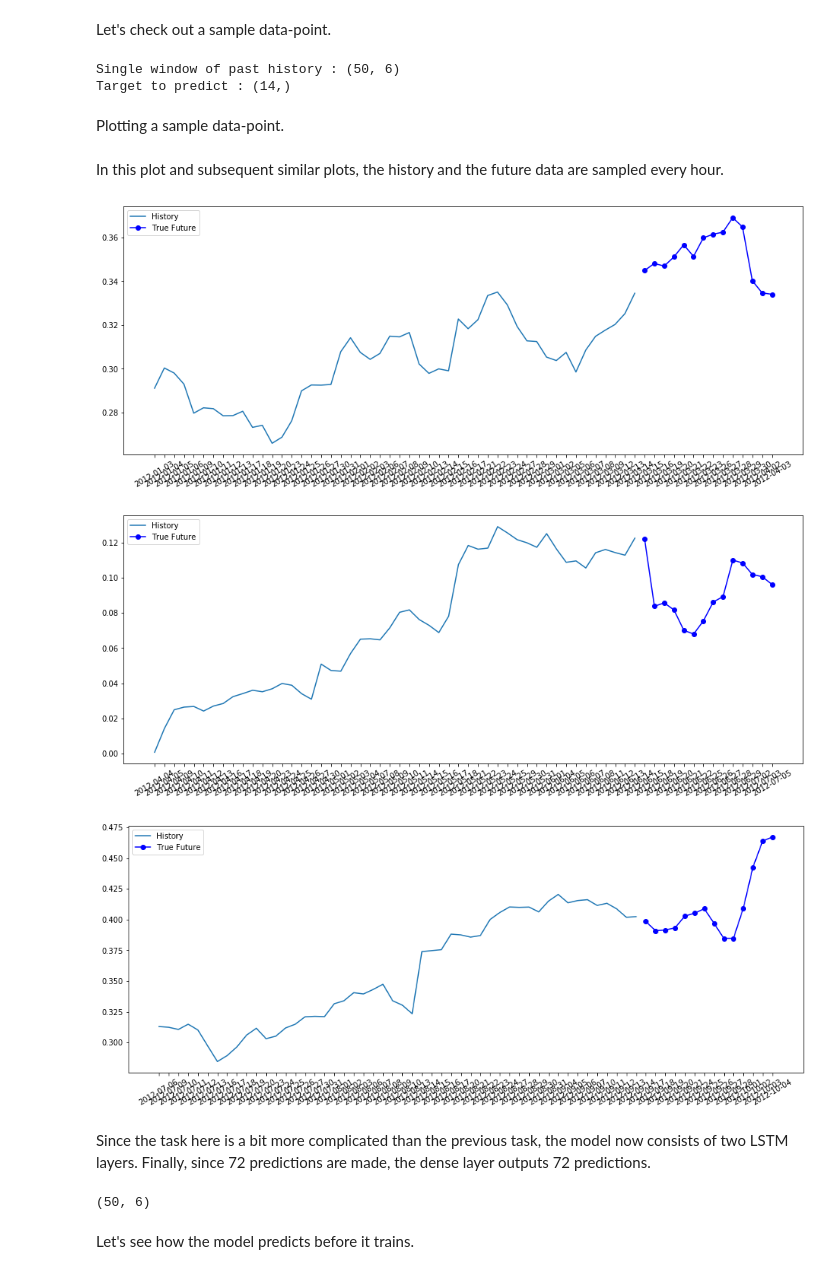
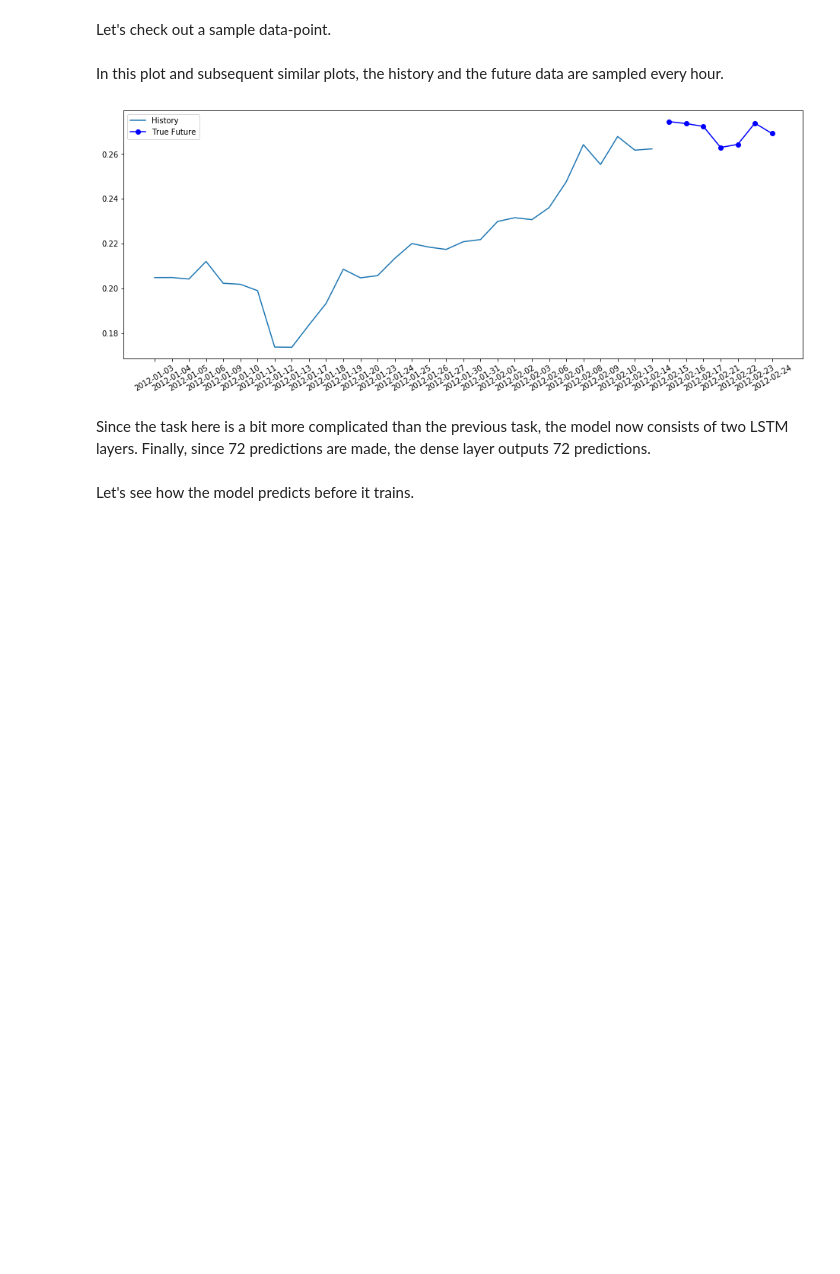
Before and after one commit to kozlowski-j/Stock-Market-Forecast, a Jupyter notebook: Tensorflow_first_model.ipynb, the cells around one changed output. Saved outputs shown, nothing was run; the diff lists cells and outputs as text; code cells hidden in the pictures; blank space fills up the shorter version.

Commit message:
Clean column selection and plotting

```diff
--- a/Tensorflow_first_model.ipynb
+++ b/Tensorflow_first_model.ipynb
@@ -85,14 +83,22 @@ array([<matplotlib.axes._subplots.AxesSubplot object at 0x...>,
 # %% [markdown]
 As mentioned, the first step will be to standardize the dataset using the mean and standard deviation of the training data.
 # %%
-dataset = features.values
+data_scaled = features.copy()
 
 TRAIN_SPLIT = int(df.shape[0] * 0.75)
 print(f"TRAIN_SPLIT: {TRAIN_SPLIT}, TEST SPLIT: {df.shape[0] - TRAIN_SPLIT}")
 
-scaler = MinMaxScaler()
-scaler.fit(dataset[:TRAIN_SPLIT])
+column_scaler = {}
+# scale the data (prices) from 0 to 1
+for column in data_scaled.columns:
 
-dataset = scaler.transform(dataset)
+    column_values = data_scaled[column].values.reshape(-1, 1)
+    # Fit only on training data
+    scaler = MinMaxScaler()
+    scaler.fit(column_values[:TRAIN_SPLIT])
+    data_scaled[column] = scaler.transform(column_values)
+    column_scaler[column] = scaler
+
+data_scaled.tail()
 # %% [output]
 TRAIN_SPLIT: 1583, TEST SPLIT: 528
@@ -102,21 +114,27 @@ In a multi-step prediction model, given a past history, the model needs to learn
 
 For the multi-step model, the training data again consists of recordings over the past five days sampled every hour. However, here, the model needs to learn to predict the temperature for the next 12 hours. Since an obversation is taken every 10 minutes, the output is 72 predictions. For this task, the dataset needs to be prepared accordingly, thus the first step is just to create it again, but with a different target window.
 # %%
-past_history = 50
-future_target = 14
+target_variable = 'adjclose'
+target_var_index = data_scaled.columns.tolist().index(target_variable)
+
+target = data_scaled[target_variable].values
+dataset = data_scaled.values
+
+past_history = 30
+future_target = 7
 BATCH_SIZE = 64
 BUFFER_SIZE = 1000
 
-train_data = prepare_batches(dataset, dataset[:, 1],
+train_data = prepare_batches(dataset, target,
                              0, TRAIN_SPLIT,
                              past_history, future_target)
-val_data = prepare_batches(dataset, dataset[:, 1],
+val_data = prepare_batches(dataset, target,
                            TRAIN_SPLIT, None,
                            past_history, future_target)
 # %% [markdown]
 Let's check out a sample data-point.
 # %%
-dates = df.index[df.index > HISTORY_START_DATE]
+dates = data_scaled[data_scaled.index > HISTORY_START_DATE].index
 dates = np.array(dates.date, 'str')
 
 train_dates = prepare_dates(dates, 0, TRAIN_SPLIT,
@@ -125,8 +143,5 @@ train_dates = prepare_dates(dates, 0, TRAIN_SPLIT,
 val_dates = prepare_dates(dates, TRAIN_SPLIT, None,
                           past_history, future_target)
 # %%
-print ('Single window of past history : {}'.format(x_train_multi[0].shape))
-print ('Target to predict : {}'.format(y_train_multi[0].shape))
+# print ('Single window of past history : {}'.format(x_train_multi[0].shape))
+# print ('Target to predict : {}'.format(y_train_multi[0].shape))
-# %% [output]
-Single window of past history : (50, 6)
-Target to predict : (14,)
@@ -139,2 +147,0 @@ Target to predict : (14,)
-# %% [markdown]
-Plotting a sample data-point.
@@ -155,22 +148,17 @@ def multi_step_plot(history, true_future, prediction):
 # %% [markdown]
 In this plot and subsequent similar plots, the history and the future data are sampled every hour.
 # %%
-for xy, date in zip(train_data.take(3), train_dates.take(3)):
+for xy, date in zip(train_data.take(1), train_dates.take(1)):
 
     x, y = xy
+#     print(x[0].numpy())
     x_dates, y_dates = date
-    history = np.array(x[0])
+    history = np.array(x[0])[:, target_var_index]
     true_future = np.array(y[0])
 #     print(history)
 
     multi_step_plot_dates(x_dates[0].numpy(), history, y_dates[0].numpy(), true_future)
 # %% [output]
-[figure, old version]
+[figure, new version]
-[figure, removed]
-[figure, removed]
 # %% [markdown]
 Since the task here is a bit more complicated than the previous task, the model now consists of two LSTM layers. Finally, since 72 predictions are made, the dense layer outputs 72 predictions.
-# %%
-x_train_multi.shape[-2:]
-# %% [output]
-(50, 6)
```
Also changed, not shown: parts of 11 cells of this notebook, 1 other file.
